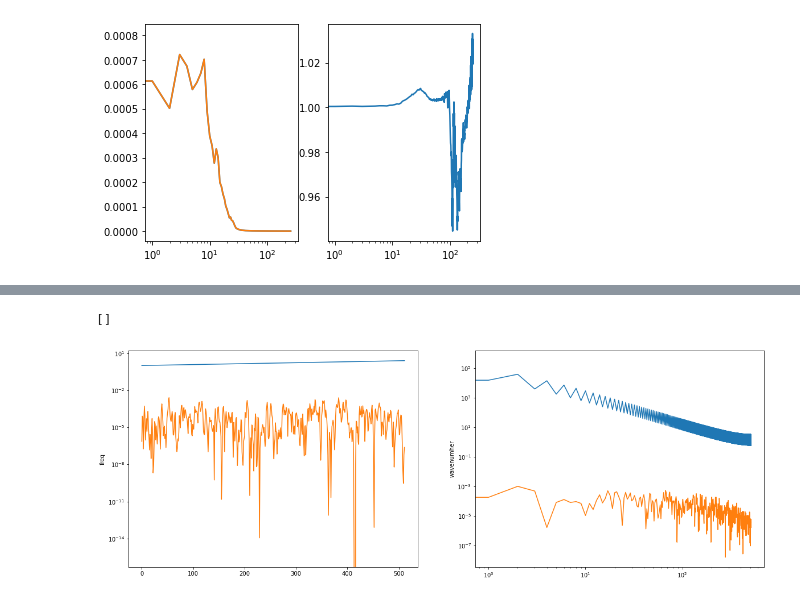
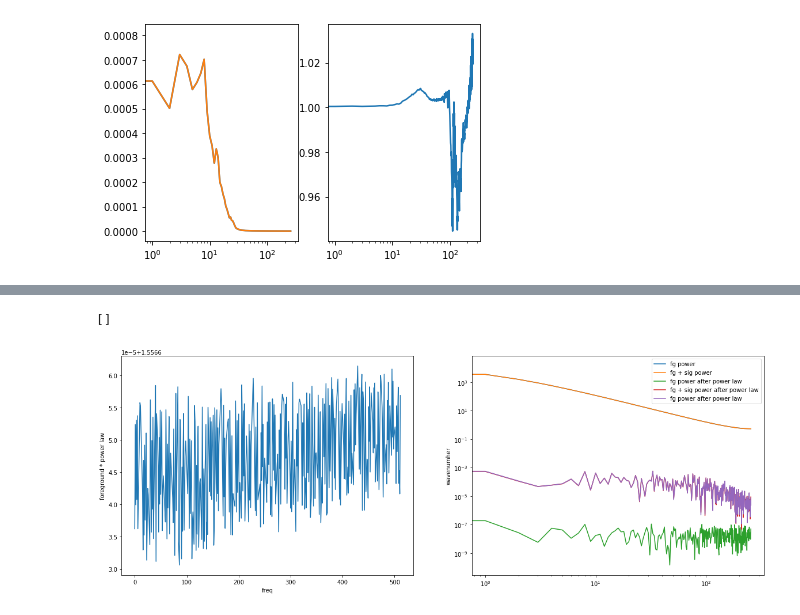
Before and after one commit to radiohep/imcurio, a Jupyter notebook: notebooks/wedge.ipynb, the cells around one changed output, grey strips where cells are left out. Drawn from its saved outputs; the diff is of its cells as text; code cells hidden in the pictures.

```diff
--- a/notebooks/wedge.ipynb
+++ b/notebooks/wedge.ipynb
@@ -91,19 +91,23 @@ plt.plot(Pk[10,:]/Pk2[10,:]-1);
 # %%
+
 plt.figure(figsize=(20,7))
-fg=Bf.box[20,20,:]; sg=B.box[20,20,:]
-
+fg=Bf.box[50,50,:]; sg=B.box[20,20,:]
+freqw=(Bf.freq/711)**2.96607
 plt.subplot(1,2,1)
-plt.plot(fg)
-plt.plot(sg)
-plt.ylabel("signal")
-plt.ylabel("freq")
-plt.semilogy()
+plt.plot(fg*freqw)
+plt.ylabel("foreground * power law")
+plt.xlabel("freq")
+#plt.semilogy()
 plt.subplot(1,2,2)
-plt.plot(abs(rfft(np.hstack((fg,np.zeros_like(fg))))**2)[1:])
-plt.plot(abs(rfft(np.hstack((sg,np.zeros_like(fg))))**2)[1:])
+plt.plot(abs(rfft(fg)**2)[1:],label='fg power')
+plt.plot(abs(rfft(fg+sg)**2)[1:],label='fg + sig power')
+plt.plot(abs(rfft(fg*freqw)**2)[1:], label = 'fg power after power law')
+plt.plot(abs(rfft((fg+sg)*freqw)**2)[1:], label='fg + sig power after power law')
+plt.plot(abs(rfft((sg)*freqw)**2)[1:], label='fg power after power law')
+plt.legend()
 plt.ylabel("Pk1D")
 plt.ylabel("wavenumher")
 plt.loglog()
 # %% [output]
 []
-[figure, old version]
+[figure, new version]
```
Also changed, not shown: parts of 10 cells of this notebook, 2 other files.
